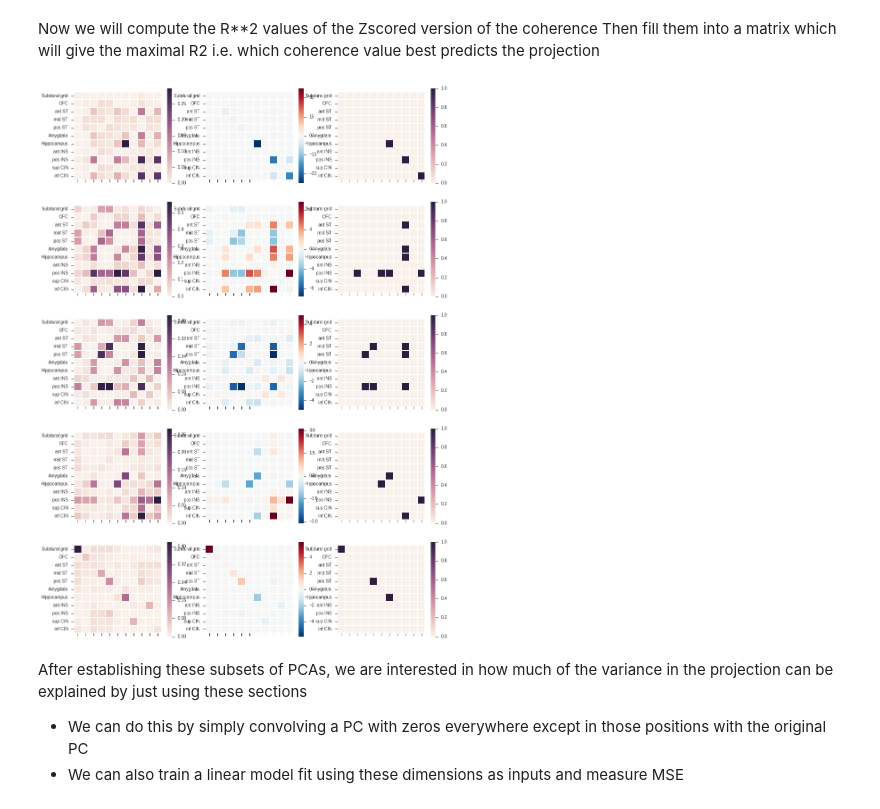
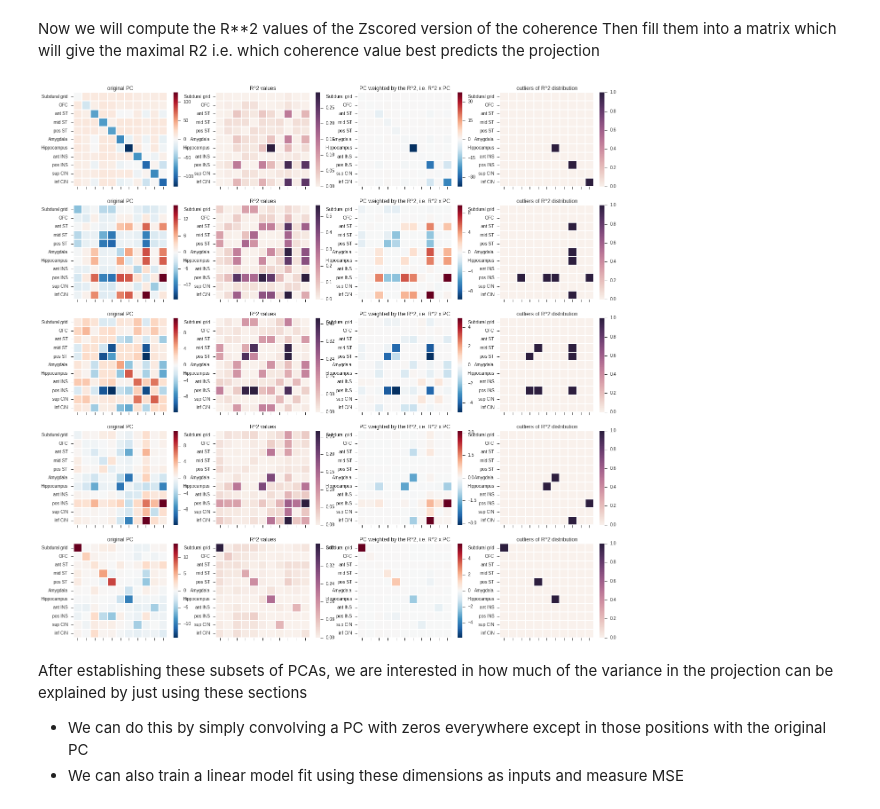
Before and after one commit to fluongo/python-notebooks, a Jupyter notebook: 3_26_15_Vikaas_proj_variance_discussion.ipynb, the cells around one changed output. Drawn from its saved outputs; the diff is of its cells as text; code cells hidden in the pictures.

```diff
--- a/3_26_15_Vikaas_proj_variance_discussion.ipynb
+++ b/3_26_15_Vikaas_proj_variance_discussion.ipynb
@@ -48,13 +48,18 @@ def plot_im(data, refNames):
     sns.heatmap(pc, annot=False, fmt = '.2n', square = True, xticklabels = False)
 
 
-def rsquared(x, y):
+def rsquared(x, y, nosquare = False):
     """ Return R^2 where x and y are array-like."""
     x = np.nan_to_num(x); y = np.nan_to_num(y)
     x = (x - np.mean(x))/np.std(x)
     y = (y - np.mean(y))/np.std(y)
     slope, intercept, r_value, p_value, std_err = scipy.stats.linregress(x, y)
-    return r_value**2
+    if nosquare == True:
+        output = r_value
+    else:
+        output = r_value**2
+
+    return output
 
 @lru_cache(maxsize = 40)
 def load_data(patientID):
@@ -77,30 +82,32 @@ Then fill them into a matrix which will give the maximal R2 i.e. which coherence
 # %%
 pc_data, coh_data, refNames = load_data('EC71')
 
 band = 'delta'
 pc = pc_data['pc'][band]
 cohs = coh_data[band]
 
 
-f = plt.figure(figsize = [15, 22])
+f = plt.figure(figsize = [22, 22])
 
 for PCrank in range(5):
     template = np.zeros_like(cohs[:,:,0])
     for i in range(cohs.shape[0]):
         for j in range(i,cohs.shape[0]):
             x = compute_zscore(cohs[i,j,:])
             y = compute_zscore(pc[PCrank,:])
             template[i,j] = rsquared(x , y)
             template[j,i] = template[i,j]
-    plt.subplot(5,3,3*PCrank+1)
-    plot_im(template)
-    plt.subplot(5,3,3*PCrank+2)
+    plt.subplot(5,4,4*PCrank+1)
+    plot_im(pc_data['comps']['pc'][band][:,:,PCrank], refNames); plt.title('original PC')
+    plt.subplot(5,4,4*PCrank+2)
+    plot_im(template, refNames); plt.title('R^2 values')
+    plt.subplot(5,4,4*PCrank+3)
     compounded = pc_data['comps']['pc'][band][:,:,PCrank]*template
-    plot_im(compounded)
-    plt.subplot(5,3,3*PCrank+3)
-    plot_im(np.round(np.abs(compounded)) >= 2*np.std(compounded.ravel()))
+    plot_im(compounded, refNames); plt.title('PC weighted by the R^2, i.e. R^2 x PC')
+    plt.subplot(5,4,4*PCrank+4)
+    plot_im(np.round(np.abs(compounded)) >= 2*np.std(compounded.ravel()), refNames); plt.title('outliers of R^2 distribution')
 # %% [output]
-[figure, old version]
+[figure, new version]
 # %% [markdown]
 After establishing these subsets of PCAs, we are interested in how much of the variance in the projection can be explained by just using these sections
 
```
Also changed, not shown: parts of 25 cells of this notebook, 4 other files.
